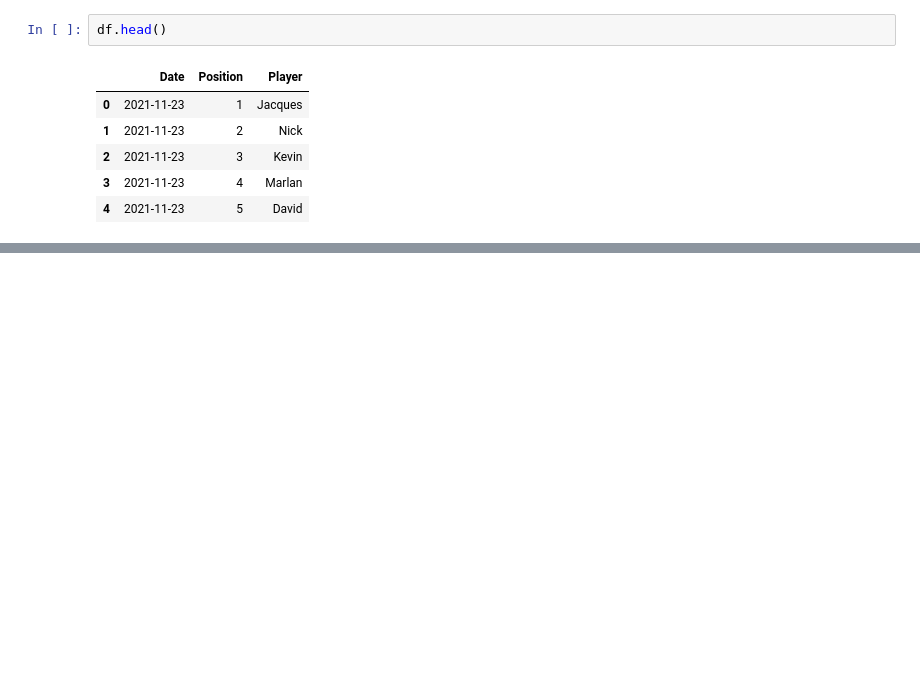
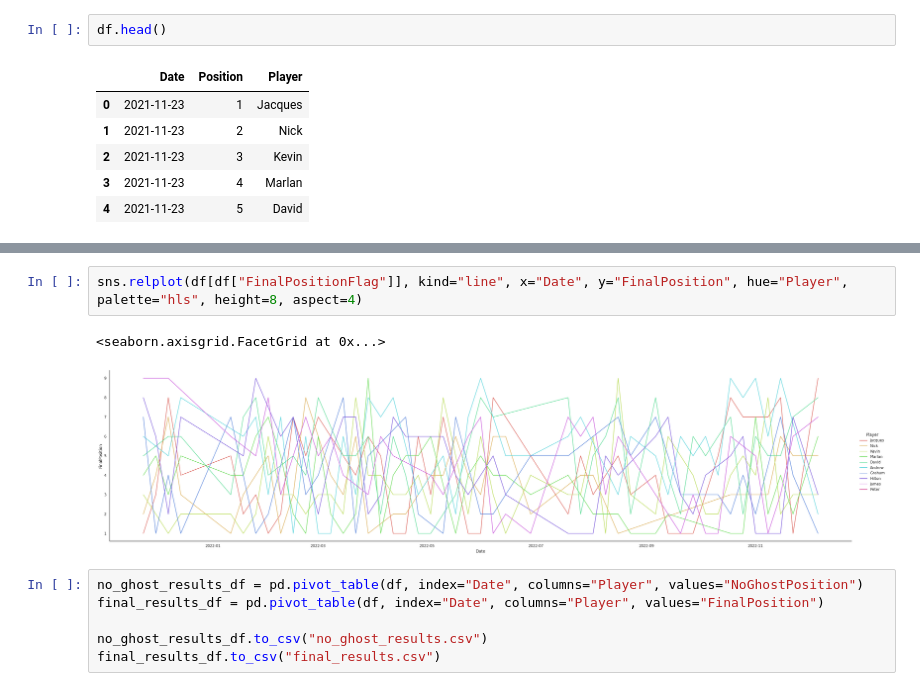
Before and after one commit to marlanperumal/poker_analysis, a Jupyter notebook: poker_data_analysis.ipynb, the cells around one changed output, grey strips where cells are left out. Drawn from its saved outputs; the diff is of its cells as text; blank space fills up the shorter version.

```diff
--- a/poker_data_analysis.ipynb
+++ b/poker_data_analysis.ipynb
@@ -55,0 +282,11 @@ for ax in g.axes.ravel():
+# %%
+sns.relplot(df[df["FinalPositionFlag"]], kind="line", x="Date", y="FinalPosition", hue="Player", palette="hls", height=8, aspect=4)
+# %% [output]
+<seaborn.axisgrid.FacetGrid at 0x...>
+[figure, added]
+# %%
+no_ghost_results_df = pd.pivot_table(df, index="Date", columns="Player", values="NoGhostPosition")
+final_results_df = pd.pivot_table(df, index="Date", columns="Player", values="FinalPosition")
+
+no_ghost_results_df.to_csv("no_ghost_results.csv")
+final_results_df.to_csv("final_results.csv")
```
Also changed, not shown: parts of 41 cells of this notebook, 15 other files.
